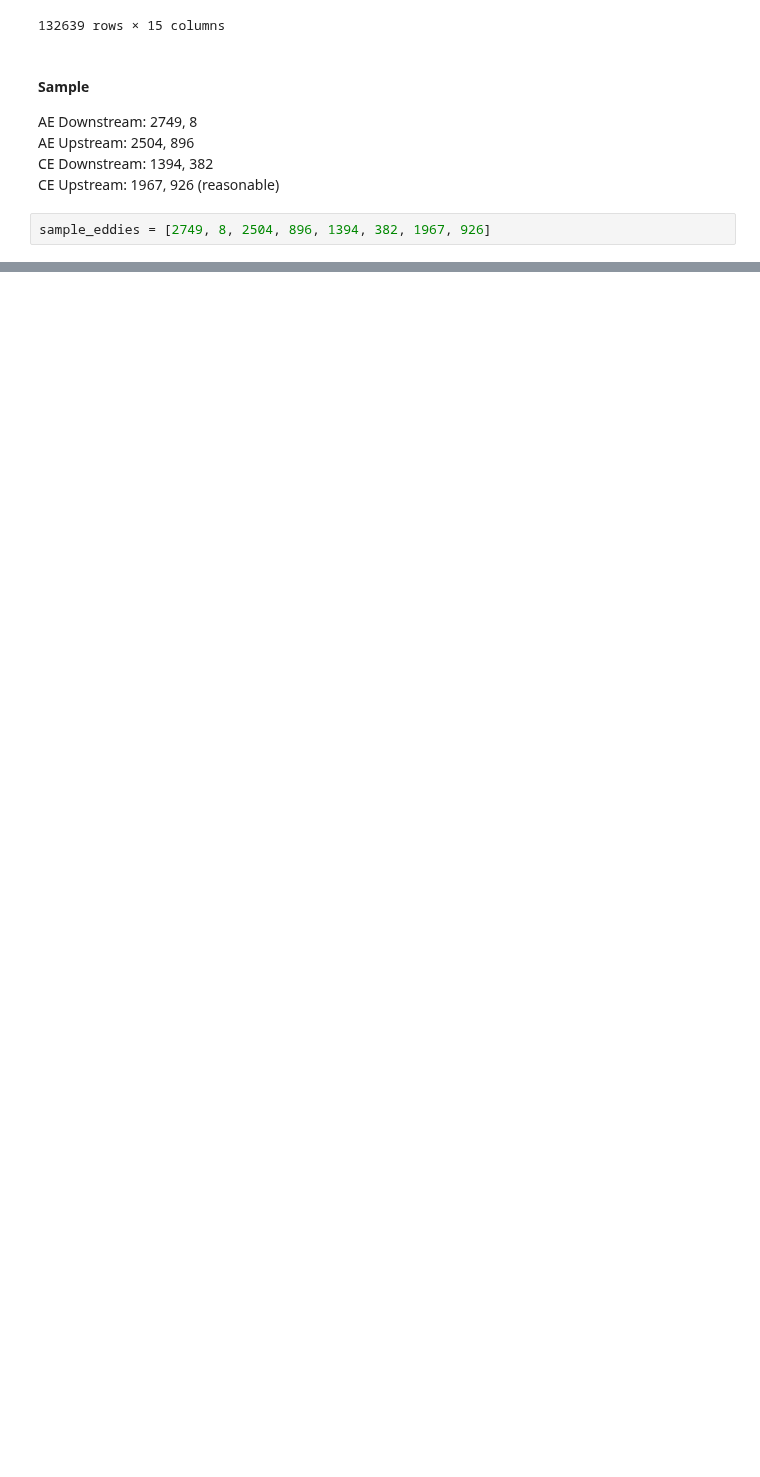
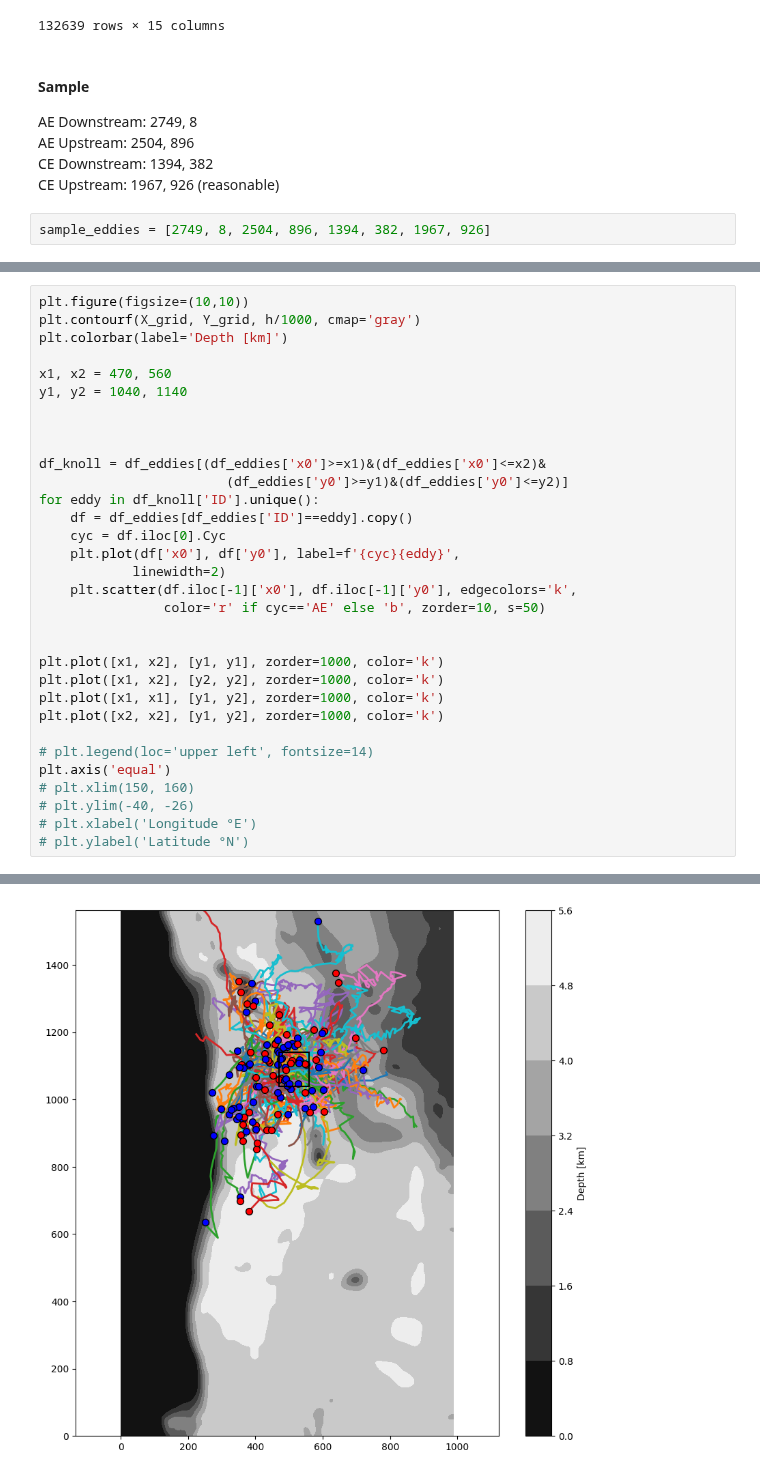
Before and after one commit to regdowse/UNSW-MRes, a Jupyter notebook: MRes/Chapter2/Sample.ipynb, the cells around one changed output, grey strips where cells are left out. Saved outputs shown, nothing was run; the diff lists cells and outputs as text; blank space fills up the shorter version.

```diff
--- a/MRes/Chapter2/Sample.ipynb
+++ b/MRes/Chapter2/Sample.ipynb
@@ -101,0 +96,33 @@ plt.show()
+# %%
+plt.figure(figsize=(10,10))
+plt.contourf(X_grid, Y_grid, h/1000, cmap='gray')
+plt.colorbar(label='Depth [km]')
+
+x1, x2 = 470, 560
+y1, y2 = 1040, 1140
+
+
+
+df_knoll = df_eddies[(df_eddies['x0']>=x1)&(df_eddies['x0']<=x2)&
+                        (df_eddies['y0']>=y1)&(df_eddies['y0']<=y2)]
+for eddy in df_knoll['ID'].unique():
+    df = df_eddies[df_eddies['ID']==eddy].copy()
+    cyc = df.iloc[0].Cyc
+    plt.plot(df['x0'], df['y0'], label=f'{cyc}{eddy}',
+            linewidth=2)
+    plt.scatter(df.iloc[-1]['x0'], df.iloc[-1]['y0'], edgecolors='k',
+                color='r' if cyc=='AE' else 'b', zorder=10, s=50)
+
+
+plt.plot([x1, x2], [y1, y1], zorder=1000, color='k')
+plt.plot([x1, x2], [y2, y2], zorder=1000, color='k')
+plt.plot([x1, x1], [y1, y2], zorder=1000, color='k')
+plt.plot([x2, x2], [y1, y2], zorder=1000, color='k')
+
+# plt.legend(loc='upper left', fontsize=14)
+plt.axis('equal')
+# plt.xlim(150, 160)
+# plt.ylim(-40, -26)
+# plt.xlabel('Longitude °E')
+# plt.ylabel('Latitude °N')
+# %% [output]
@@ -101,0 +133 @@ plt.show()
+[figure, added]
```
Also changed, not shown: parts of 6 cells of this notebook, 3 other files.
